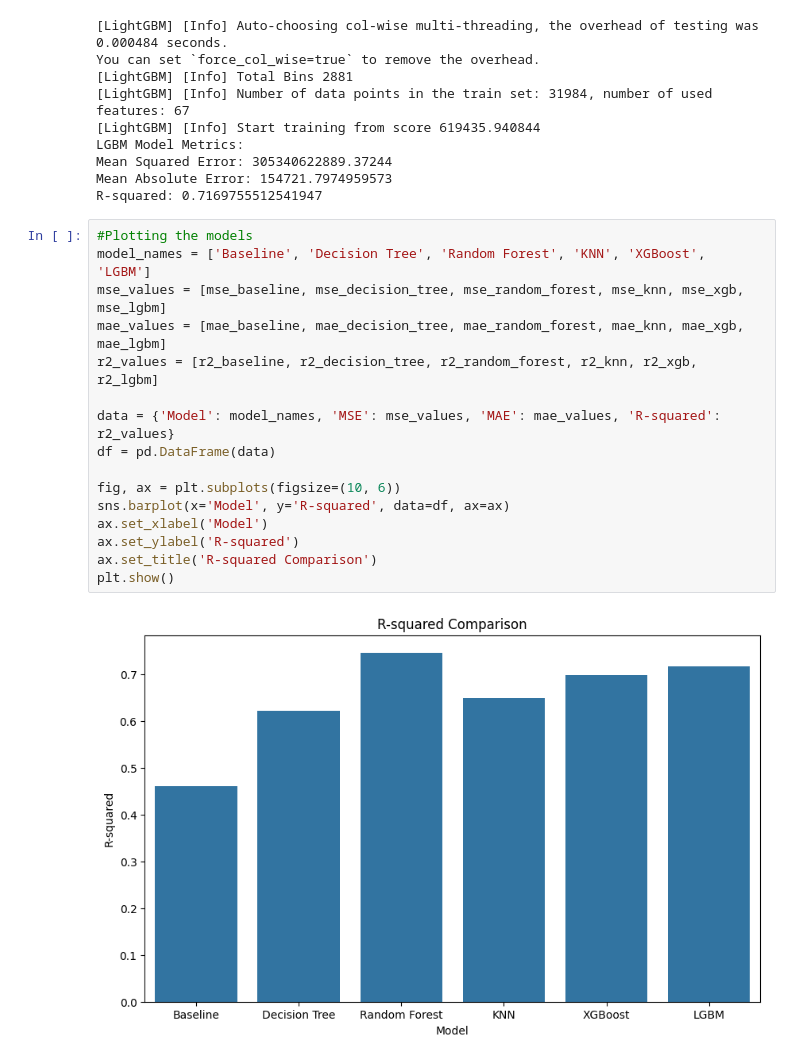
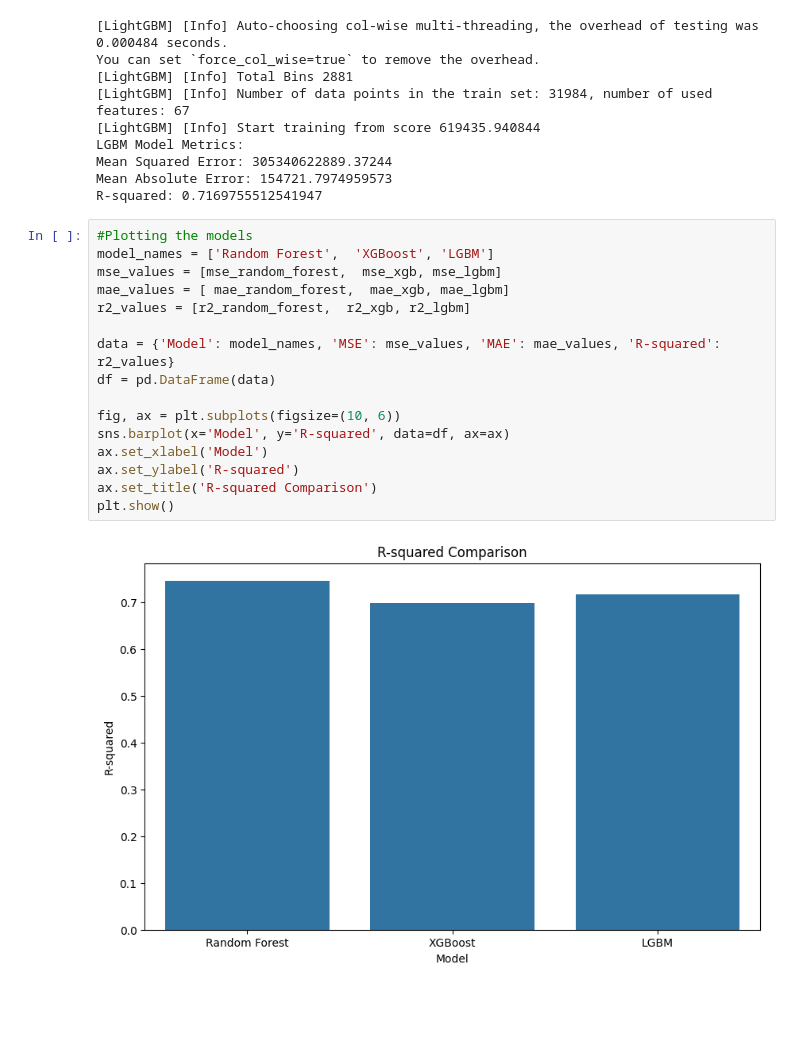
Before and after one commit to ashmehta/HousePricePredictions, a Jupyter notebook: models.ipynb, the cells around one changed output. Saved outputs shown, nothing was run; the diff lists cells and outputs as text; blank space fills up the shorter version.

Commit message:
model performance comparison chart

```diff
--- a/models.ipynb
+++ b/models.ipynb
@@ -382,19 +382,19 @@ Mean Absolute Error: 154721.7974959573
 R-squared: 0.7169755512541947
 # %%
 #Plotting the models
-model_names = ['Baseline', 'Decision Tree', 'Random Forest', 'KNN', 'XGBoost', 'LGBM']
-mse_values = [mse_baseline, mse_decision_tree, mse_random_forest, mse_knn, mse_xgb, mse_lgbm]
-mae_values = [mae_baseline, mae_decision_tree, mae_random_forest, mae_knn, mae_xgb, mae_lgbm]
-r2_values = [r2_baseline, r2_decision_tree, r2_random_forest, r2_knn, r2_xgb, r2_lgbm]
+model_names = ['Random Forest',  'XGBoost', 'LGBM']
+mse_values = [mse_random_forest,  mse_xgb, mse_lgbm]
+mae_values = [ mae_random_forest,  mae_xgb, mae_lgbm]
+r2_values = [r2_random_forest,  r2_xgb, r2_lgbm]
 
 data = {'Model': model_names, 'MSE': mse_values, 'MAE': mae_values, 'R-squared': r2_values}
 df = pd.DataFrame(data)
 
 fig, ax = plt.subplots(figsize=(10, 6))
 sns.barplot(x='Model', y='R-squared', data=df, ax=ax)
 ax.set_xlabel('Model')
 ax.set_ylabel('R-squared')
 ax.set_title('R-squared Comparison')
 plt.show()
 # %% [output]
-[figure, old version]
+[figure, new version]
```
